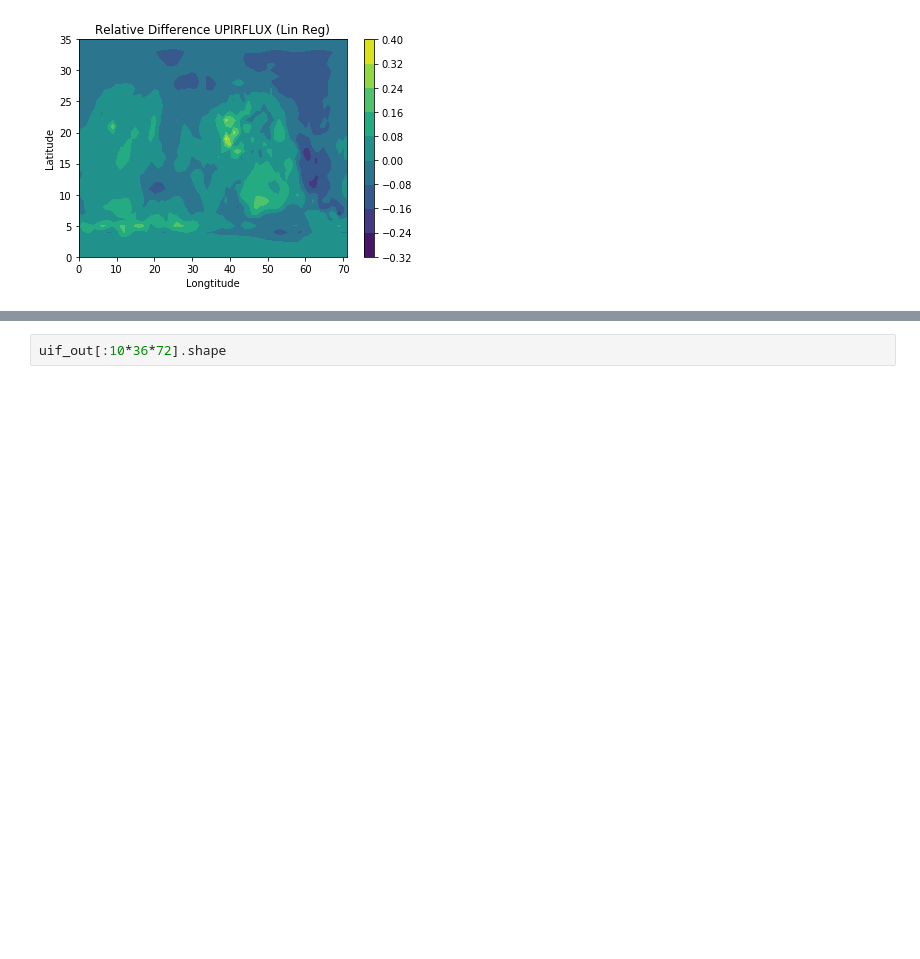
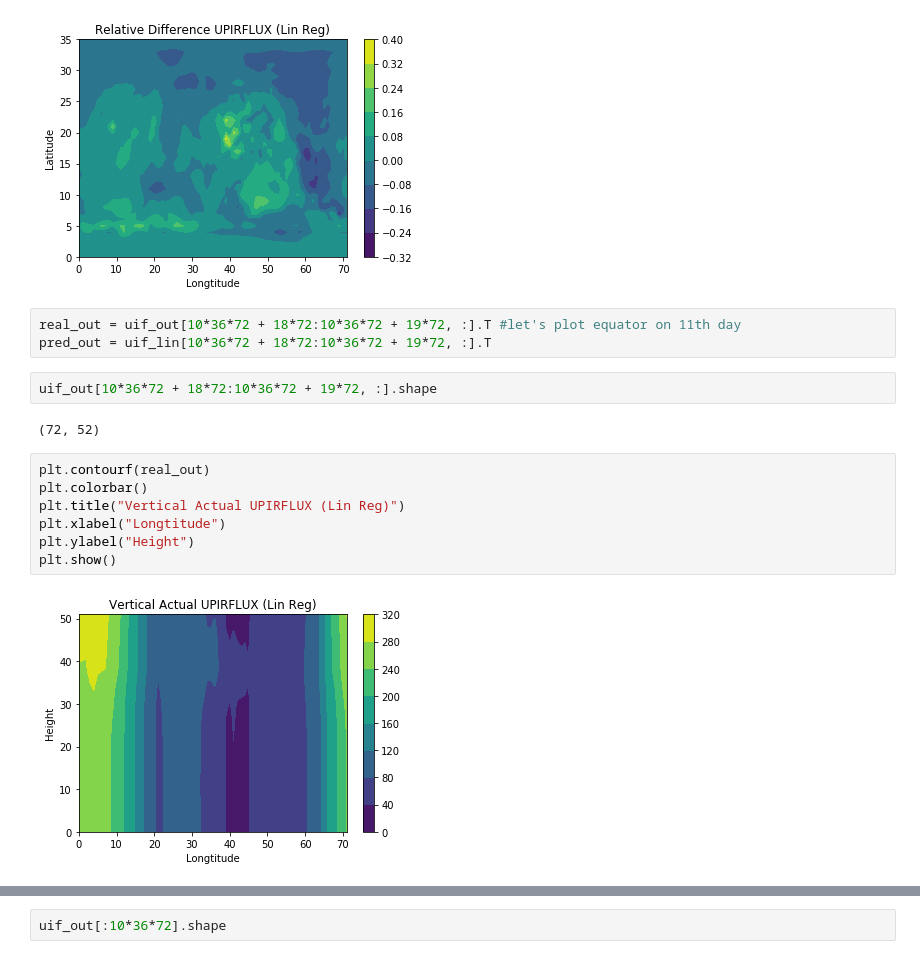
Before and after one commit to aremorov/mars_atmosphere_ML, a Jupyter notebook: ML3.3.3.ipynb, the cells around one changed output, grey strips where cells are left out. Saved outputs shown, nothing was run; the diff lists cells and outputs as text; blank space fills up the shorter version.

Commit message:
added height vs longtitude plots

```diff
--- a/ML3.3.3.ipynb
+++ b/ML3.3.3.ipynb
@@ -197,3 +197,19 @@ plt.ylabel("Latitude")
 plt.show()
 # %% [output]
 [figure]
+# %%
+real_out = uif_out[10*36*72 + 18*72:10*36*72 + 19*72, :].T #let's plot equator on 11th day
+pred_out = uif_lin[10*36*72 + 18*72:10*36*72 + 19*72, :].T
+# %%
+uif_out[10*36*72 + 18*72:10*36*72 + 19*72, :].shape
+# %% [output]
+(72, 52)
+# %%
+plt.contourf(real_out)
+plt.colorbar()
+plt.title("Vertical Actual UPIRFLUX (Lin Reg)")
+plt.xlabel("Longtitude")
+plt.ylabel("Height")
+plt.show()
+# %% [output]
+[figure, added]
```
Also changed, not shown: parts of 17 cells of this notebook.
